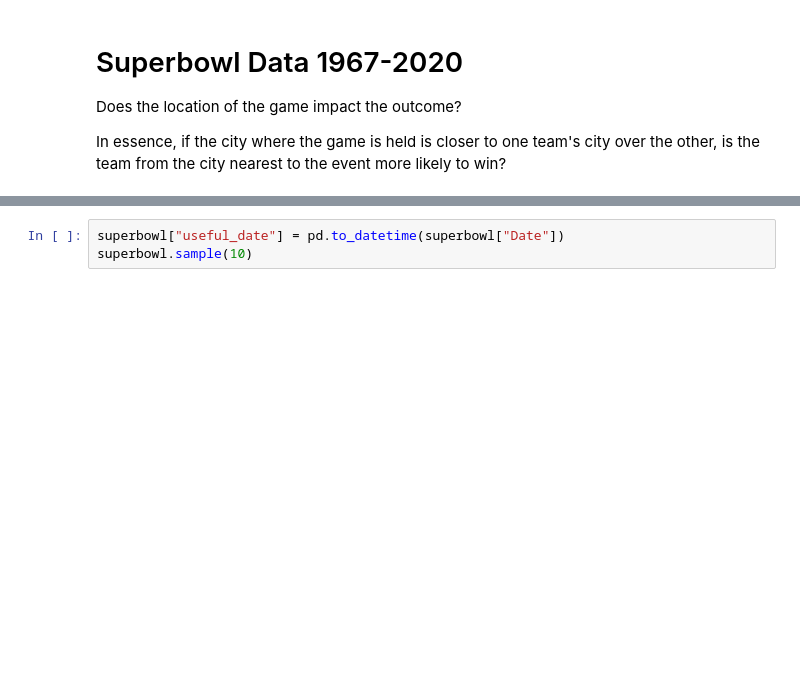
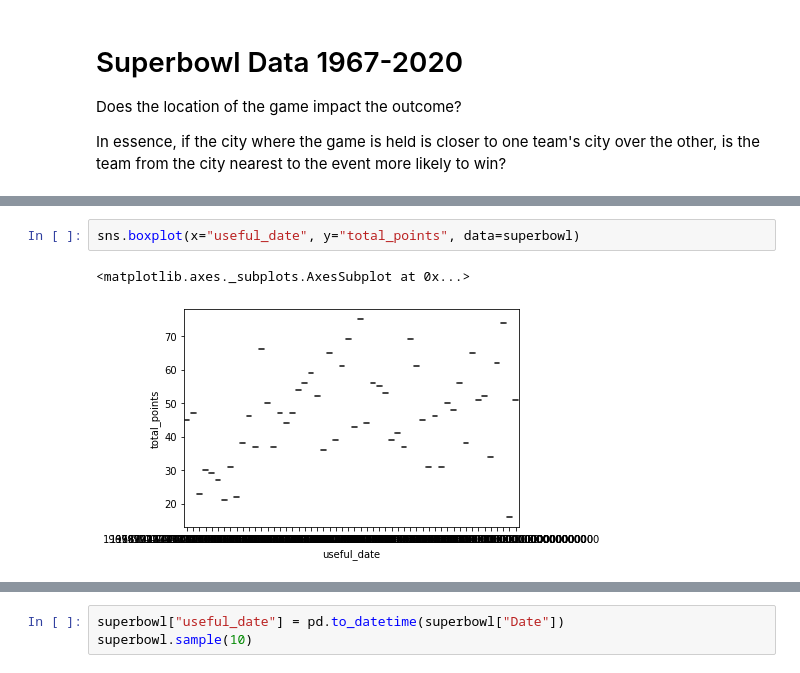
Before and after one commit to aleclhartman/python-exercises, a Jupyter notebook: superbowl_data.ipynb, the cells around one changed output, grey strips where cells are left out. Cells and saved outputs as stored; diff of their text form; blank space fills up the shorter version.

```diff
--- a/superbowl_data.ipynb
+++ b/superbowl_data.ipynb
@@ -40,0 +75,5 @@ superbowl.sample(10)
+# %%
+sns.boxplot(x="useful_date", y="total_points", data=superbowl)
+# %% [output]
+<matplotlib.axes._subplots.AxesSubplot at 0x...>
+[figure, added]
```
Also changed, not shown: parts of 9 cells of this notebook, 2 other files.
